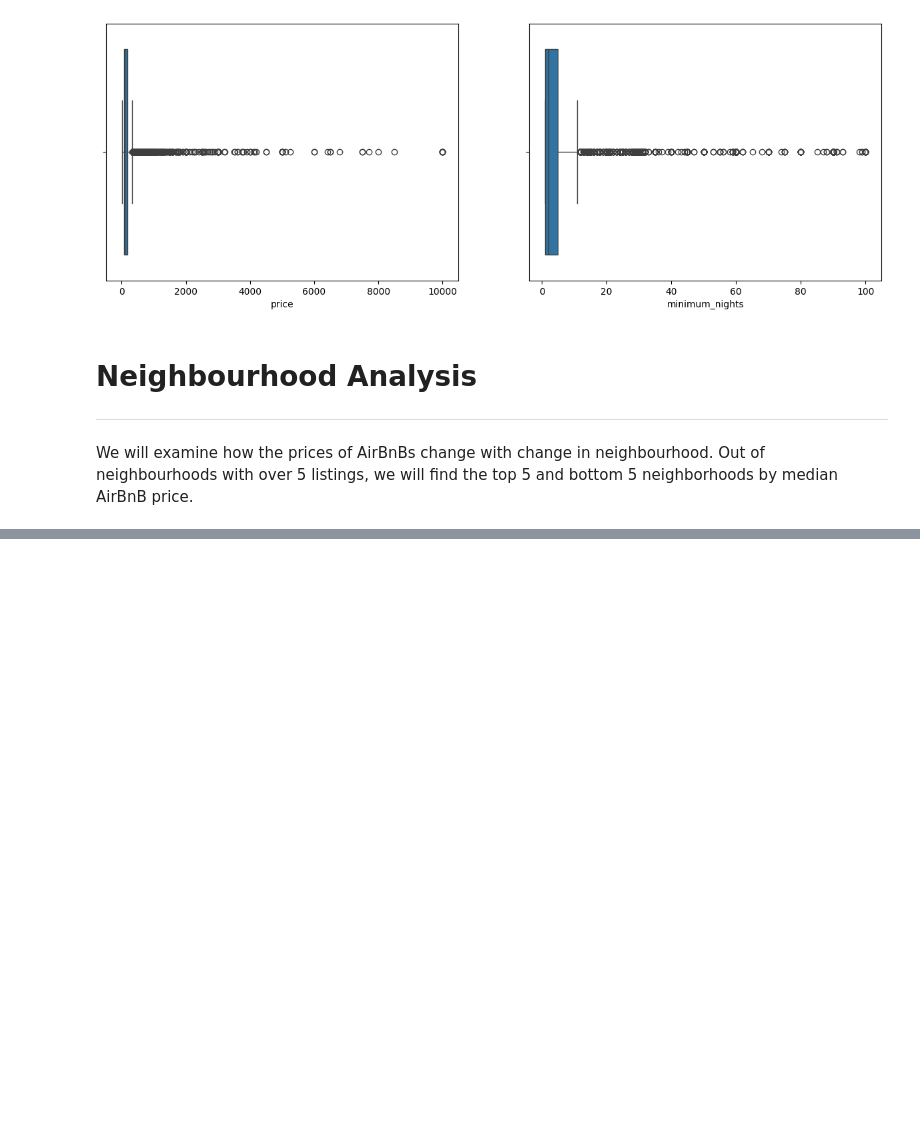
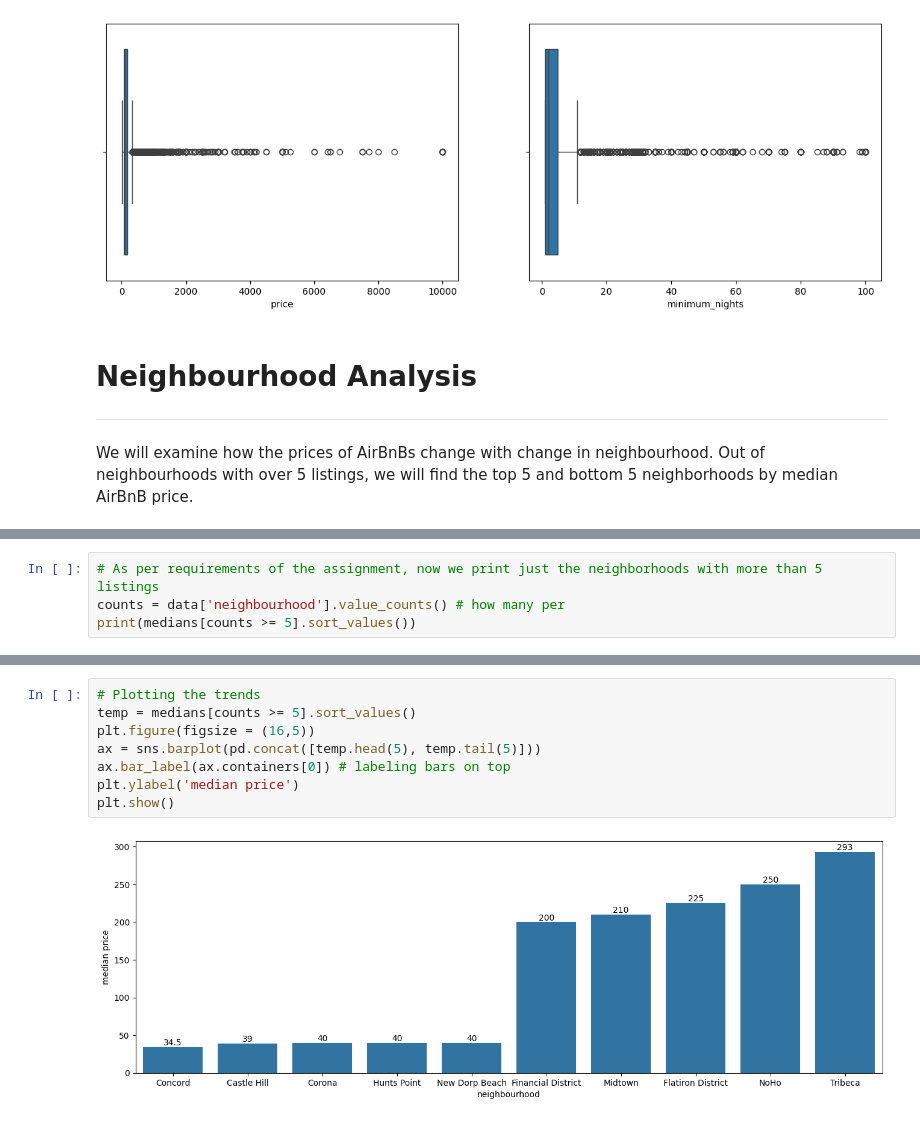
Before and after one commit to Krzyker/DataScienceColabs, a Jupyter notebook: cse351_hw3_brachowski_krzysztof_116565000.ipynb, the cells around one changed output, grey strips where cells are left out. Cells and saved outputs as stored; diff of their text form; blank space fills up the shorter version.

```diff
--- a/cse351_hw3_brachowski_krzysztof_116565000.ipynb
+++ b/cse351_hw3_brachowski_krzysztof_116565000.ipynb
@@ -79,0 +95,4 @@ medians = data.groupby('neighbourhood')['price'].median()
+# %%
+# As per requirements of the assignment, now we print just the neighborhoods with more than 5 listings
+counts = data['neighbourhood'].value_counts() # how many per
+print(medians[counts >= 5].sort_values())
@@ -79,0 +113,10 @@ medians = data.groupby('neighbourhood')['price'].median()
+# %%
+# Plotting the trends
+temp = medians[counts >= 5].sort_values()
+plt.figure(figsize = (16,5))
+ax = sns.barplot(pd.concat([temp.head(5), temp.tail(5)]))
+ax.bar_label(ax.containers[0]) # labeling bars on top
+plt.ylabel('median price')
+plt.show()
+# %% [output]
+[figure, added]
```
Also changed, not shown: parts of 3 cells of this notebook.
